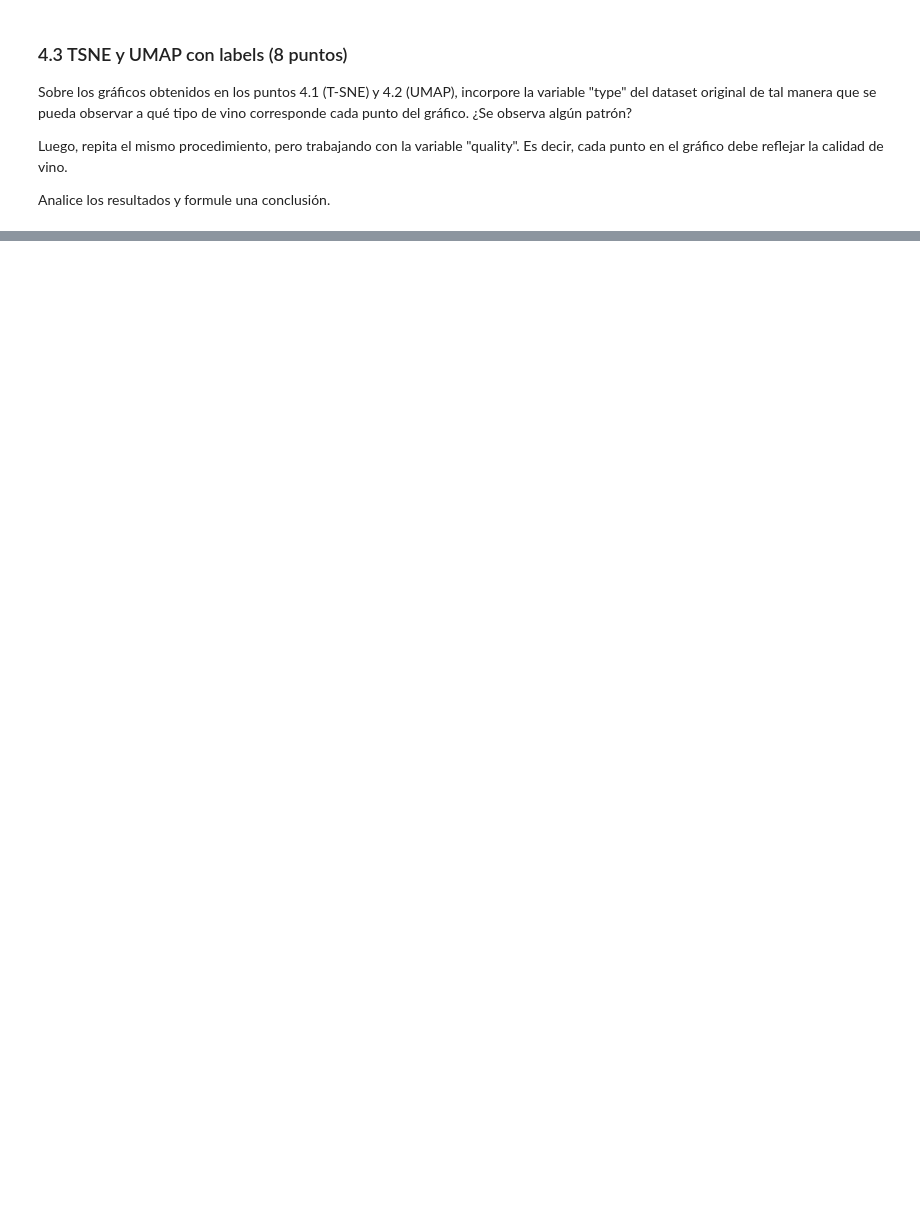
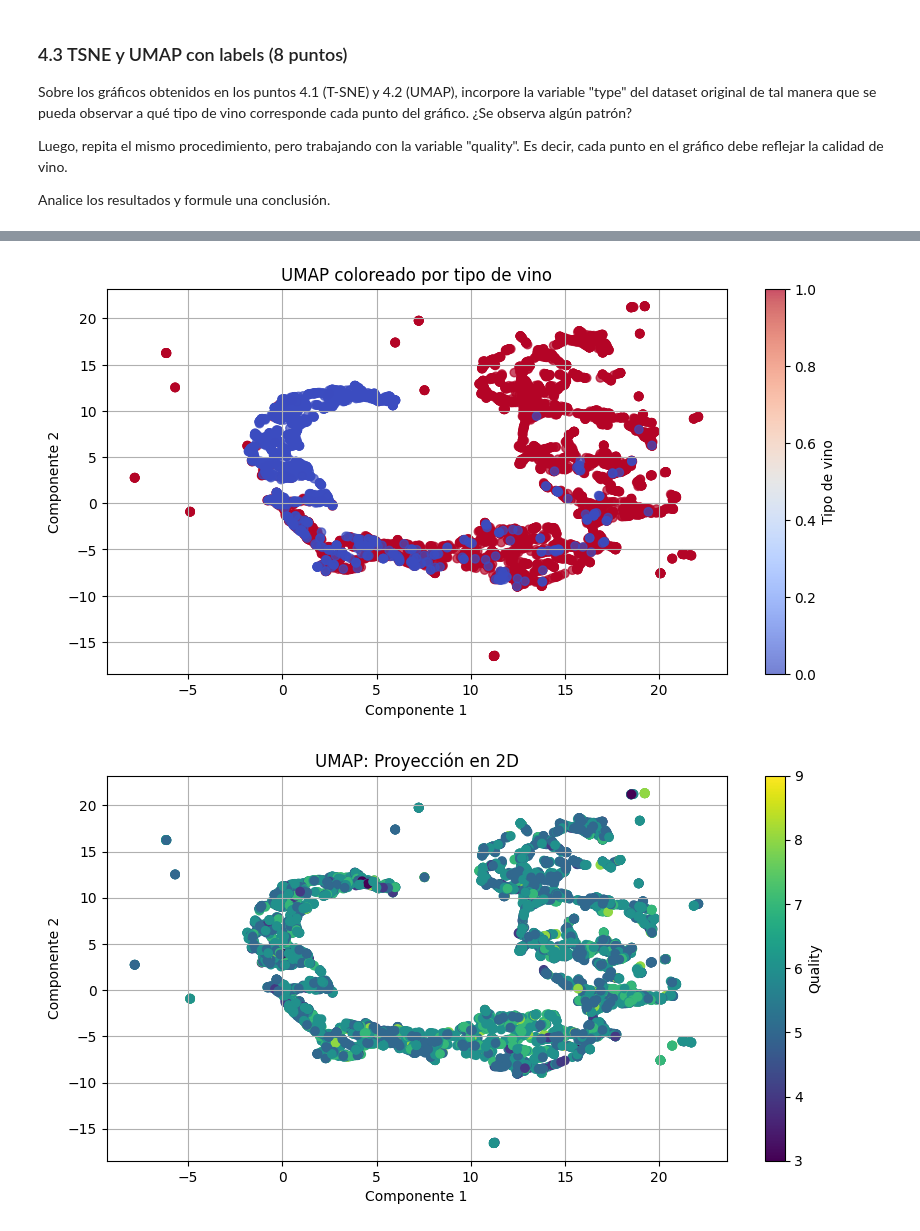
Before and after one commit to VicenteLavagnino/IIC2433, a Jupyter notebook: Tareas/T1/T1-VicenteLavagnino.ipynb, the cells around one changed output, grey strips where cells are left out. Saved outputs shown, nothing was run; the diff lists cells and outputs as text; code cells hidden in the pictures; blank space fills up the shorter version.

```diff
--- a/Tareas/T1/T1-VicenteLavagnino.ipynb
+++ b/Tareas/T1/T1-VicenteLavagnino.ipynb
@@ -501,0 +586,25 @@ RESPUESTA:
+# %%
+# UMAP
+
+# Con type
+plt.figure(figsize=(10, 5))
+plt.scatter(X_umap[:, 0], X_umap[:, 1], c=pd.Categorical(df_sin_outliers['type']).codes, cmap='coolwarm', alpha=0.7)
+plt.title("UMAP coloreado por tipo de vino")
+plt.xlabel("Componente 1")
+plt.ylabel("Componente 2")
+plt.colorbar(label="Tipo de vino")
+plt.grid(True)
+plt.show()
+
+# con quality, en realidad es lo mismo debido a que ya lo habíamos hecho antes
+plt.figure(figsize=(10, 5))
+plt.scatter(X_umap[:, 0], X_umap[:, 1], c=df_sin_outliers['quality'], cmap='viridis')
+plt.title("UMAP: Proyección en 2D")
+plt.xlabel("Componente 1")
+plt.ylabel("Componente 2")
+plt.colorbar(label='Quality')
+plt.grid()
+plt.show()
+# %% [output]
+[figure, added]
+[figure, added]
```
Also changed, not shown: parts of 12 cells of this notebook, 1 other file.
